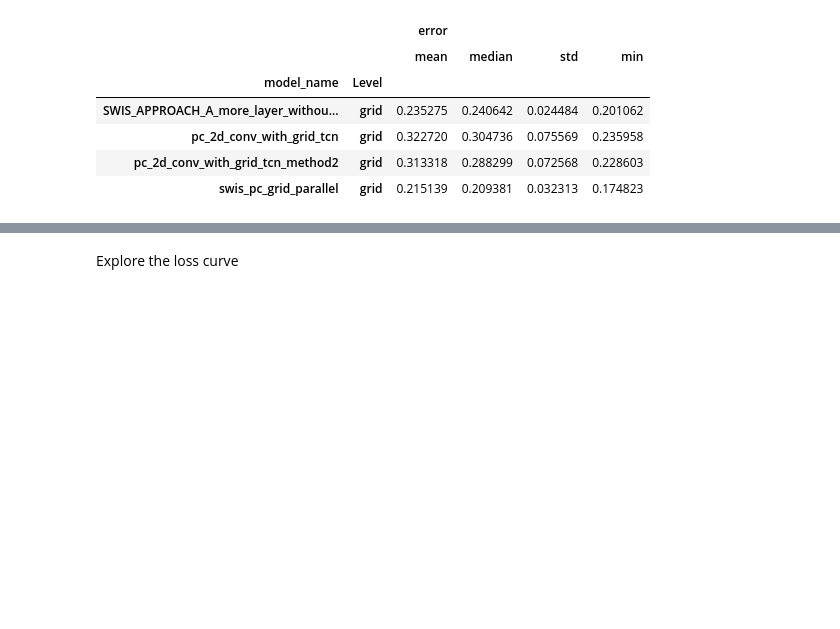
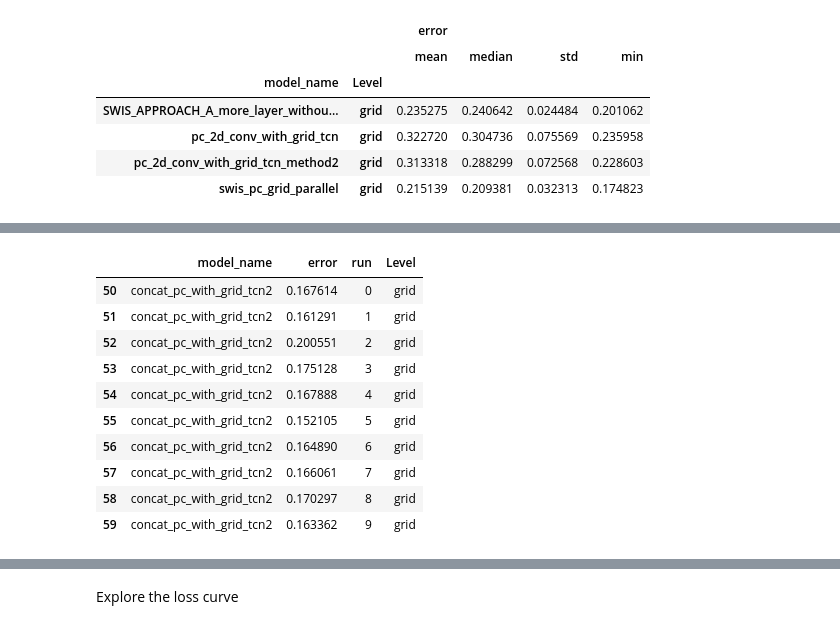
Before and after one commit to ManeeshaPerera/HTCNN-Forecasting, a Jupyter notebook: notebooks/swis_random_sample_results.ipynb, the cells around one changed output, grey strips where cells are left out. Cells and saved outputs as stored; diff of their text form; code cells hidden in the pictures; blank space fills up the shorter version.

```diff
--- a/notebooks/swis_random_sample_results.ipynb
+++ b/notebooks/swis_random_sample_results.ipynb
@@ -177,0 +194,14 @@ new_errors2.groupby(['model_name','Level']).agg({'error': ['mean', 'median', 'st
+# %%
+new_errors2.loc[new_errors2['model_name'] == 'concat_pc_with_grid_tcn2']
+# %% [output]
+|  | model_name | error | run | Level |
+| 50 | concat_pc_with_grid_tcn2 | 0.167614 | 0 | grid |
+| 51 | concat_pc_with_grid_tcn2 | 0.161291 | 1 | grid |
+| 52 | concat_pc_with_grid_tcn2 | 0.200551 | 2 | grid |
+| 53 | concat_pc_with_grid_tcn2 | 0.175128 | 3 | grid |
+| 54 | concat_pc_with_grid_tcn2 | 0.167888 | 4 | grid |
+| 55 | concat_pc_with_grid_tcn2 | 0.152105 | 5 | grid |
+| 56 | concat_pc_with_grid_tcn2 | 0.164890 | 6 | grid |
+| 57 | concat_pc_with_grid_tcn2 | 0.166061 | 7 | grid |
+| 58 | concat_pc_with_grid_tcn2 | 0.170297 | 8 | grid |
+| 59 | concat_pc_with_grid_tcn2 | 0.163362 | 9 | grid |
```
Also changed, not shown: parts of 5 cells of this notebook, 3 other files.
